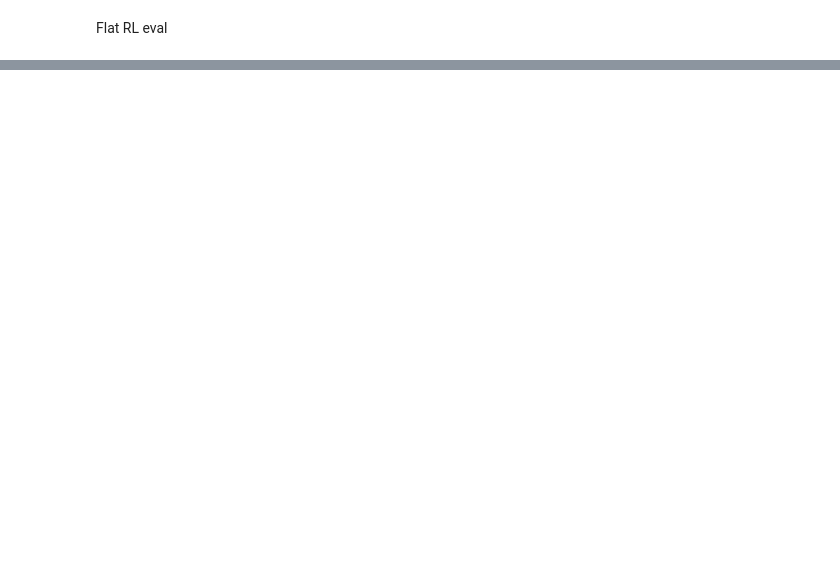
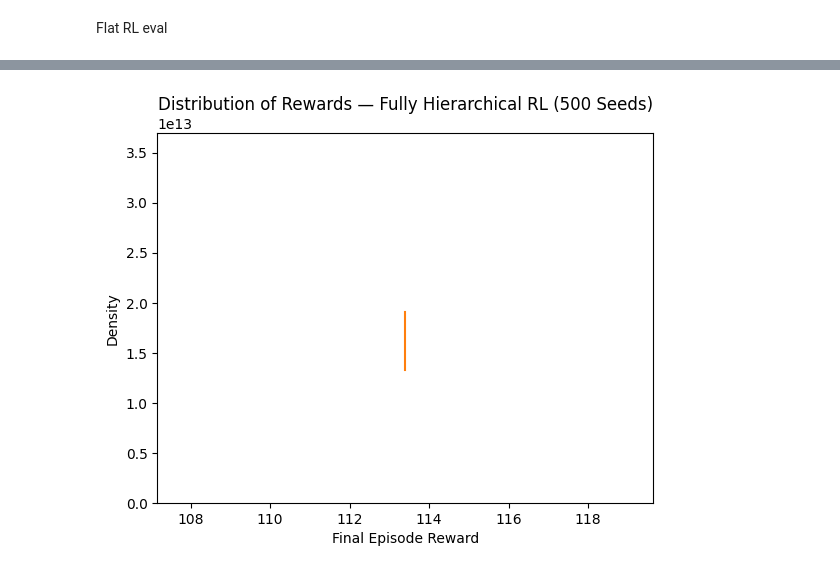
Before and after one commit to JingyaoLu22/Sequential-Multi-Agent-Reinforcement-Learning-for-Hierarchical-Container-Yard-Stacking, a Jupyter notebook: FlatRL_eval.ipynb, the cells around one changed output, grey strips where cells are left out. Cells and saved outputs as stored; diff of their text form; code cells hidden in the pictures; blank space fills up the shorter version.

```diff
--- a/FlatRL_eval.ipynb
+++ b/FlatRL_eval.ipynb
@@ -513,0 +1337,12 @@ show_frame(0)
+# %%
+plt.figure()
+plt.hist(all_rewards, bins=1, density=True)
+density = gaussian_kde(all_rewards)
+xs = np.linspace(all_rewards.min(), all_rewards.max(), 200)
+plt.plot(xs, density(xs))
+plt.xlabel("Final Episode Reward")
+plt.ylabel("Density")
+plt.title("Distribution of Rewards — Fully Hierarchical RL (500 Seeds)")
+plt.show()
+# %% [output]
+[figure, added]
```
Also changed, not shown: parts of 40 cells of this notebook, 4 other files.
